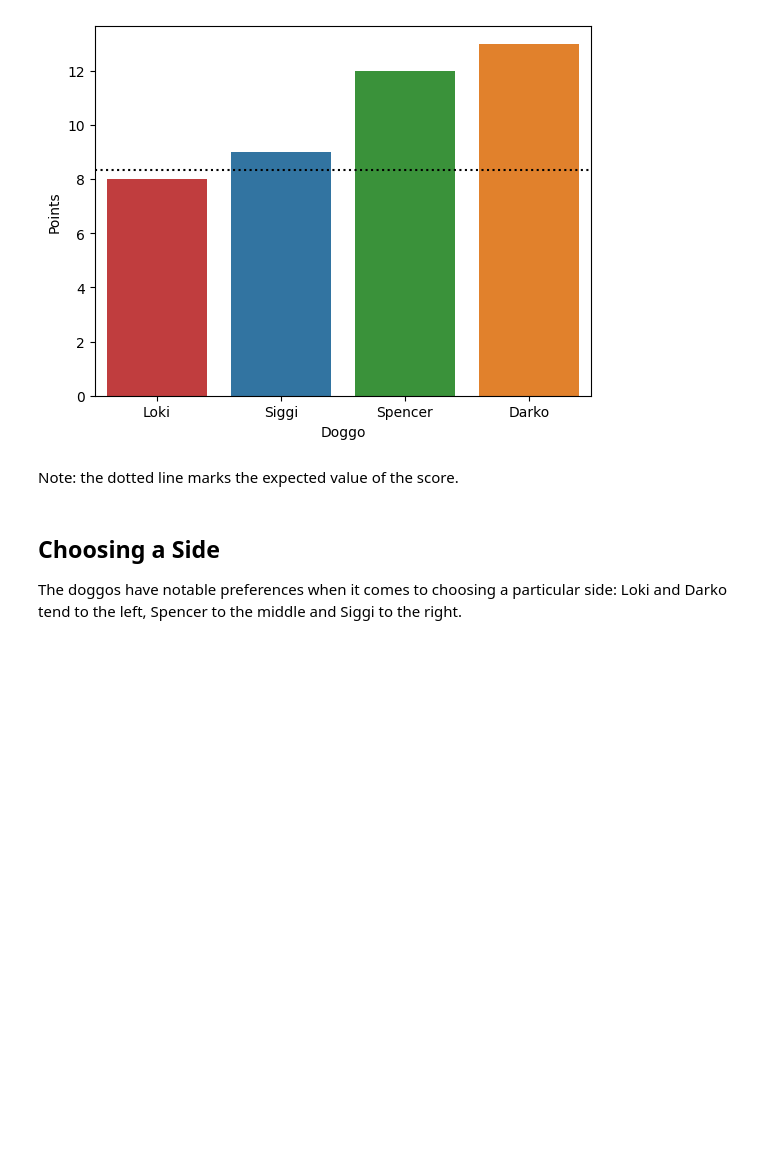
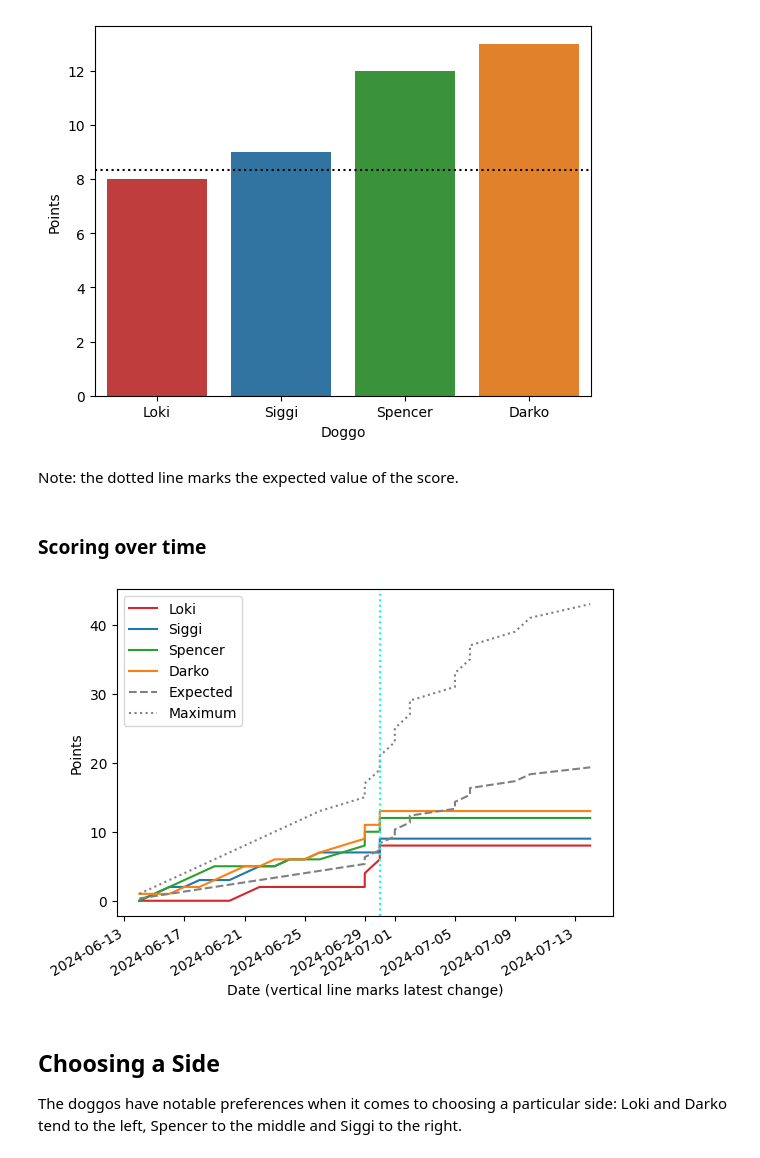
Before and after one commit to ben-tinc/pawracle, a Jupyter notebook: pawracle.ipynb, the cells around one changed output. Saved outputs shown, nothing was run; the diff lists cells and outputs as text; code cells hidden in the pictures; blank space fills up the shorter version.

Commit message:
include scoring over time

```diff
--- a/pawracle.ipynb
+++ b/pawracle.ipynb
@@ -54,6 +54,33 @@ plt.show(ax)
 [figure]
 # %% [markdown]
 Note: the dotted line marks the expected value of the score.
+# %% [markdown]
+### Scoring over time
+# %%
+# Calculate cumulative sum of points over time
+over_time = pd.DataFrame()
+over_time['Date'] = pd.to_datetime(data['date'], format='%d.%m.%y')
+over_time['Loki'] = data['lokiPts'].cumsum()
+over_time['Siggi'] = data['siggiPts'].cumsum()
+over_time['Spencer'] = data['spencerPts'].cumsum()
+over_time['Darko'] = data['darkoPts'].cumsum()
+over_time['Expected'] = data['expectedScore']
+over_time['Maximum'] = data['pointsForWin'].cumsum()
+ot_palette = [c for c in dog_palette]
+ot_palette.extend(['grey', 'grey'])
+
+with sns.color_palette(ot_palette):
+    # print(over_time['Date'])
+    ax = over_time.plot(kind='line', x='Date',
+                        y=['Loki', 'Siggi', 'Spencer', 'Darko', 'Expected', 'Maximum'],
+                        style=['-', '-', '-', '-', '--', ':'])
+    today = data[data['result'] != 'x'].iloc[-1]['date']
+    ax.axvline(x=pd.to_datetime(today, format='%d.%m.%y') ,ymin=0, ymax=1, color='cyan', linestyle=':')
+    ax.set_ylabel('Points')
+    ax.set_xlabel('Date (vertical line marks latest change)')
+    plt.show(ax)
+# %% [output]
+[figure, added]
 # %% [markdown]
 ## Choosing a Side
 
```
Also changed, not shown: parts of 4 cells of this notebook.
